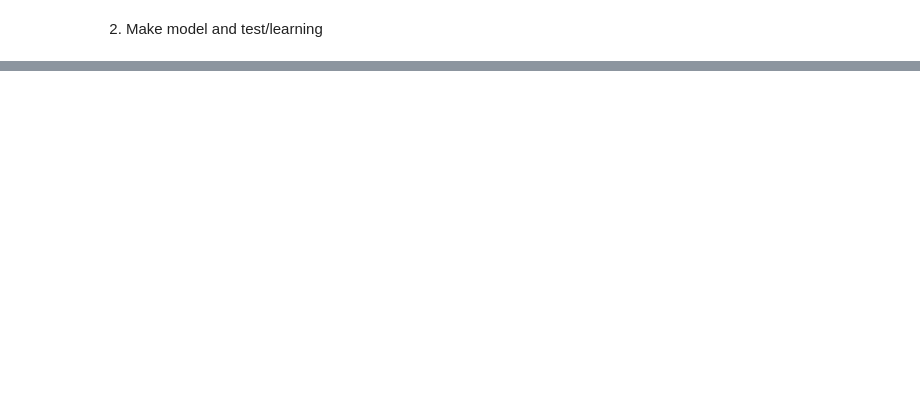
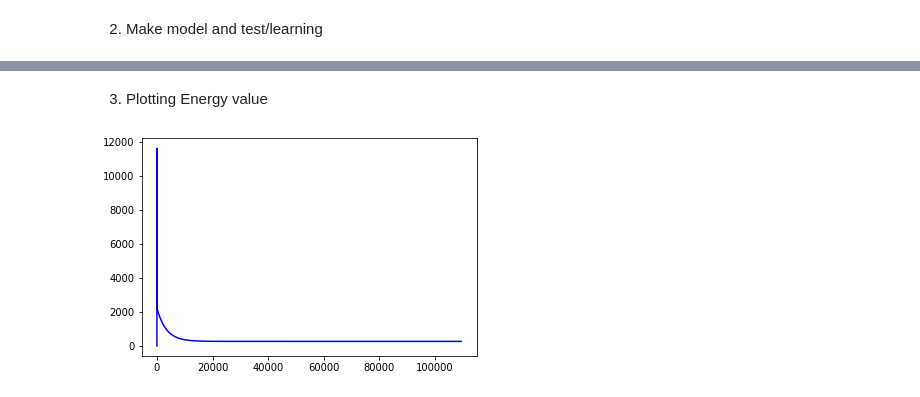
Before and after one commit to sonhs99/MachineLearning, a Jupyter notebook: Assignment01/Assignment01.ipynb, the cells around one changed output, grey strips where cells are left out. Saved outputs shown, nothing was run; the diff lists cells and outputs as text; code cells hidden in the pictures; blank space fills up the shorter version.

```diff
--- a/Assignment01/Assignment01.ipynb
+++ b/Assignment01/Assignment01.ipynb
@@ -75,0 +60,8 @@ plt.show()
+# %% [markdown]
+3. Plotting Energy value
+# %%
+plt.plot([x for x in range(1, len(e_list) + 1)], e_list, 'b')
+
+plt.show()
+# %% [output]
+[figure, added]
```
Also changed, not shown: parts of 4 cells of this notebook.
